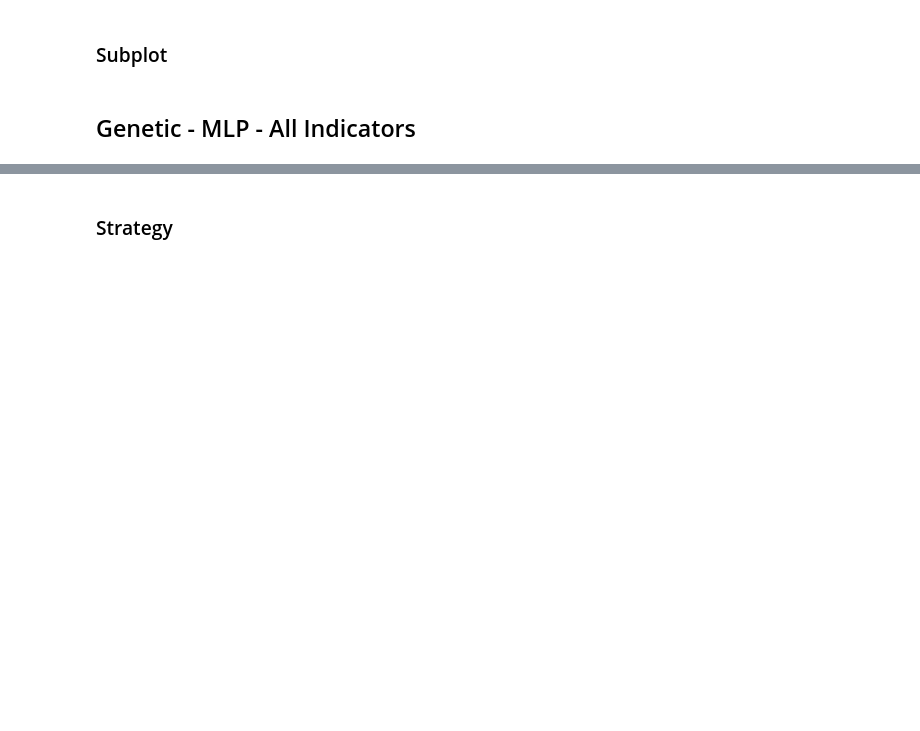
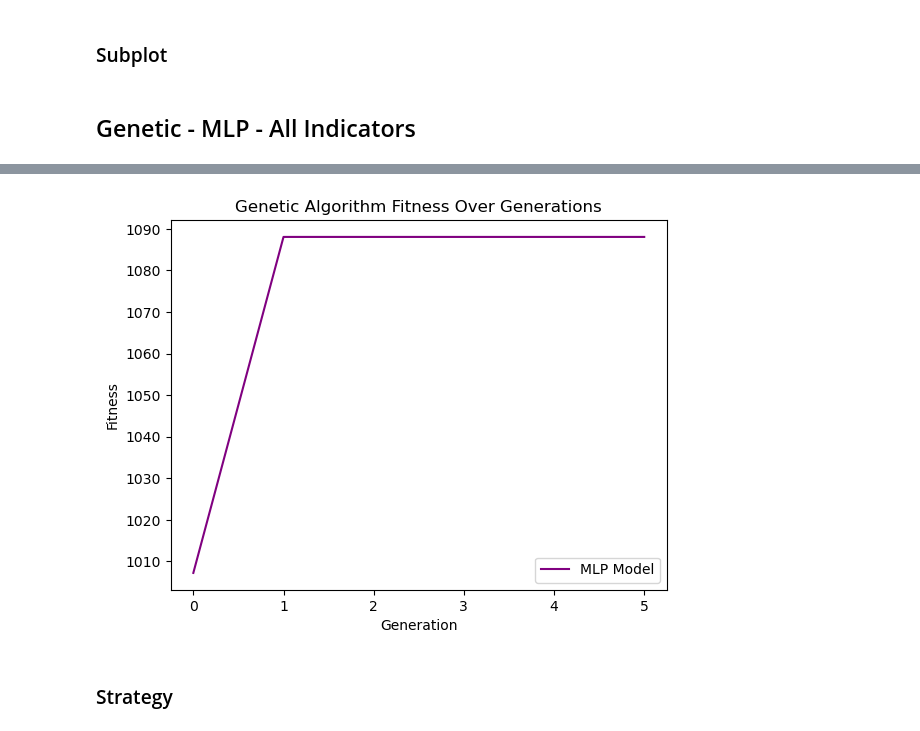
Before and after one commit to afsharino/Undergraduate-Capstone-Project, a Jupyter notebook: src/main.ipynb, the cells around one changed output, grey strips where cells are left out. Drawn from its saved outputs; the diff is of its cells as text; code cells hidden in the pictures; blank space fills up the shorter version.

```diff
--- a/src/main.ipynb
+++ b/src/main.ipynb
@@ -1049,86 +1039,29 @@ model.add(layers.Dense(output_layer, activation='relu'))
 model.build()
 
 # Create the initial population
-num_individuals = 100
+num_individuals = 2
 num_genes = (input_layer * hidden_layer_1) + bias_1 + (hidden_layer_1 * output_layer) + bias_output
 initial_population = np.random.rand(num_individuals, num_genes)  # Random initialization
 
 # Configure Genetic Algorithm parameters
-num_generations = 1500
+num_generations = 5
 mutation_rate = 0.01
 mlp_data = all_indicators.drop(["bias"], axis=1)
 prices = combined_dataframe.price.values
 
 start_idx = 260
 
-# Set up logging
-logging.basicConfig(level=logging.DEBUG, format='%(asctime)s - %(message)s')
+fitness_values, best_fitness_all_indicators_mlp, best_coefficients_all_indicators_mlp = mlp_genetic_algorithm(data=mlp_data[ : start_idx].copy(),
+                      prices=prices[:start_idx].copy(),
+                      num_individuals=num_individuals,
+                      num_genes=num_genes,
+                      num_generations=num_generations,
+                      mutation_rate=mutation_rate,
+                      initial_population=initial_population,
+                      nn_layers = (input_layer, hidden_layer_1,bias_1, output_layer, bias_output),
+                      model = model)
 
-def mlp_fitness_function(ga_instance, solution, solution_idx):
-    try:
-        process_name = current_process().name
-        #logging.debug(f"Process {process_name} is computing fitness for solution {solution_idx}")
-
-        reshaped_solution = solution.reshape((-1,))
-
-        weights = reshaped_solution[:input_layer * hidden_layer_1].reshape((input_layer, hidden_layer_1))
-        biases1 = reshaped_solution[input_layer * hidden_layer_1:input_layer * hidden_layer_1 + bias_1]
-        weights2 = reshaped_solution[input_layer * hidden_layer_1 + bias_1:input_layer * hidden_layer_1 + bias_1 + hidden_layer_1 * output_layer].reshape((hidden_layer_1, output_layer))
-        biases2 = reshaped_solution[input_layer * hidden_layer_1 + bias_1 + hidden_layer_1 * output_layer:]
-
-        model.set_weights([weights, biases1, weights2, biases2])
-
-        new_indicator = model.predict(mlp_data).reshape(-1)
-
-        min_value = np.min(new_indicator)
-        max_value = np.max(new_indicator)
-        new_indicator = ((new_indicator - min_value) / (max_value - min_value)) * 100
-        print(new_indicator.shape)
-        INITIAL_BALANCE = 10000
-        cash_balance = INITIAL_BALANCE
-        bitcoin_amount = 0
-        total_balance = cash_balance
-        profit = 0
-
-        for i in range(len(prices)):
-            indicator_value = new_indicator[i]
-            price = prices[i]
-
-            total_balance = cash_balance + (bitcoin_amount * price)
-            bitcoin_amount = ((indicator_value / 100) * total_balance) / price
-            cash_balance = total_balance - (bitcoin_amount * price)
-            profit = total_balance - INITIAL_BALANCE
-
-        return profit
-    except Exception as e:
-        print(f"Error in fitness function: {e}")
-        raise
-
-
-
-
-# Create a PyGAD instance
-ga_instance = pygad.GA(num_generations=num_generations,
-                    num_parents_mating=num_individuals//2,
-                    initial_population=initial_population,
-                    fitness_func=mlp_fitness_function,
-                    mutation_percent_genes=mutation_rate,
-                    #parallel_processing=["process", 2],
-                    suppress_warnings=True)
-
-# Run the Genetic Algorithm
-ga_instance.run()
-
-ga_instance.plot_fitness(plot_type="plot", label=None)
-plt.show()
-
-# Get the best solution
-best_solution = ga_instance.best_solution()
-
-# Access the best fitness value and corresponding coefficients
-best_fitness = best_solution[1]
-best_coefficients = best_solution[0]
-
-
-print("Best Fitness:", best_fitness)
-best_coefficients_all_indicators_mlp = best_coefficients
+print("Best Fitness:", best_fitness_all_indicators_mlp)
+#print("Best Coefficients:", best_coefficients_all_indicators_mlp)
+plot_fitness(fitness_values, num_generations, "MLP Model")
+# %% [output]
@@ -1134,0 +1077 @@ best_coefficients_all_indicators_mlp = best_coefficients
+[figure, added]
```
Also changed, not shown: parts of 6 cells of this notebook, 2 other files.
